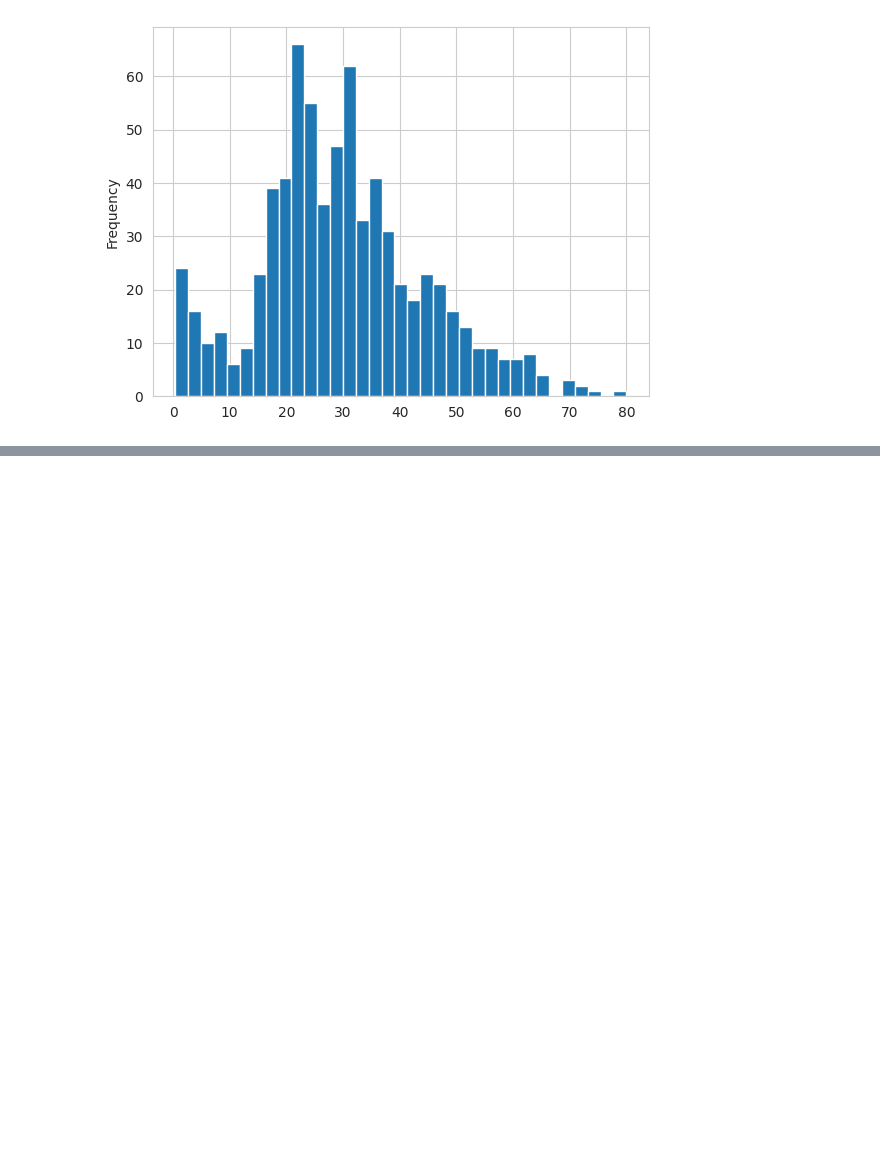
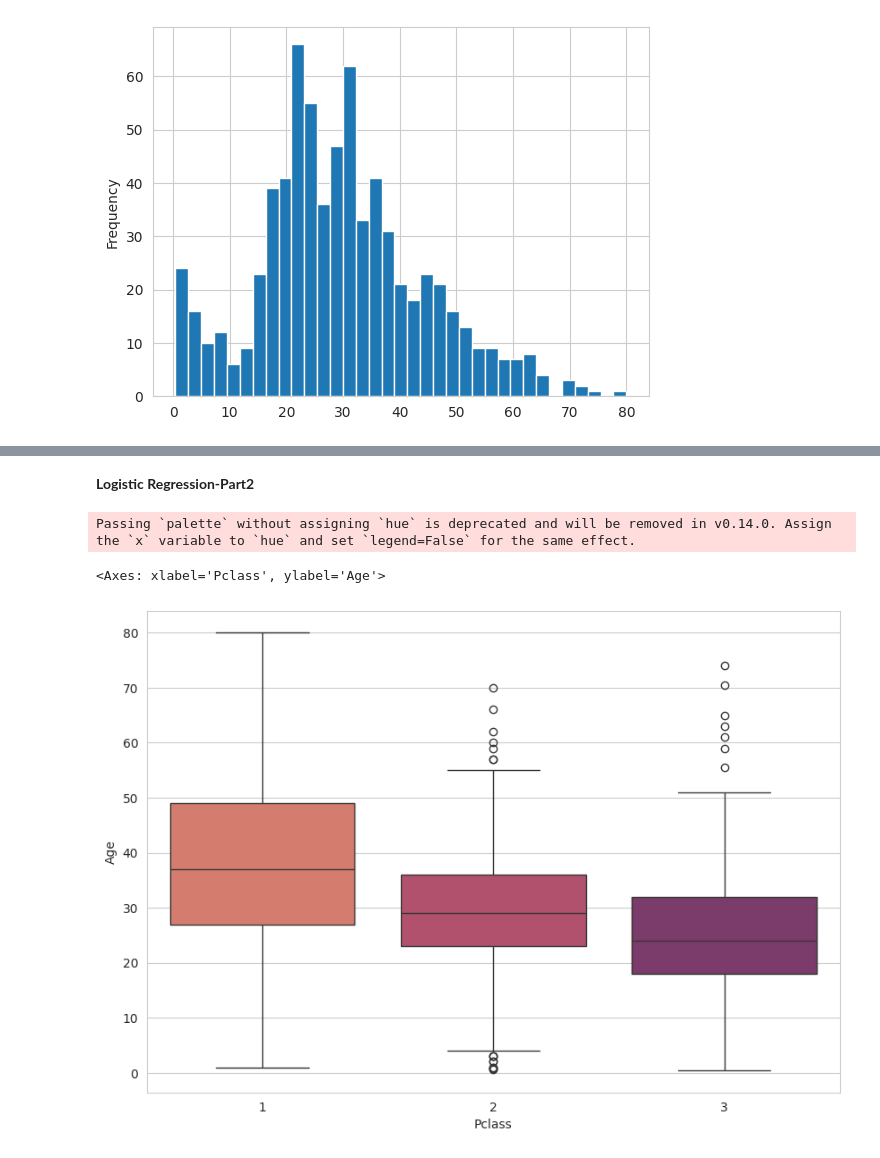
Before and after one commit to AnjaliBiju/Machine-Learning-Colab, a Jupyter notebook: Logistic_Regression.ipynb, the cells around one changed output, grey strips where cells are left out. Drawn from its saved outputs; the diff is of its cells as text; code cells hidden in the pictures; blank space fills up the shorter version.

```diff
--- a/Logistic_Regression.ipynb
+++ b/Logistic_Regression.ipynb
@@ -103,0 +145,10 @@ train['Age'].plot.hist(bins=35)
+# %% [markdown]
+**Logistic Regression-Part2**
+# %%
+#check the average age by passenger class
+plt.figure(figsize=(10,7))
+sns.boxplot(x='Pclass',y='Age',data=train,palette='flare')
+# %% [output]
+Passing `palette` without assigning `hue` is deprecated and will be removed in v0.14.0. Assign the `x` variable to `hue` and set `legend=False` for the same effect.
+<Axes: xlabel='Pclass', ylabel='Age'>
+[figure, added]
```
Also changed, not shown: parts of 38 cells of this notebook.
